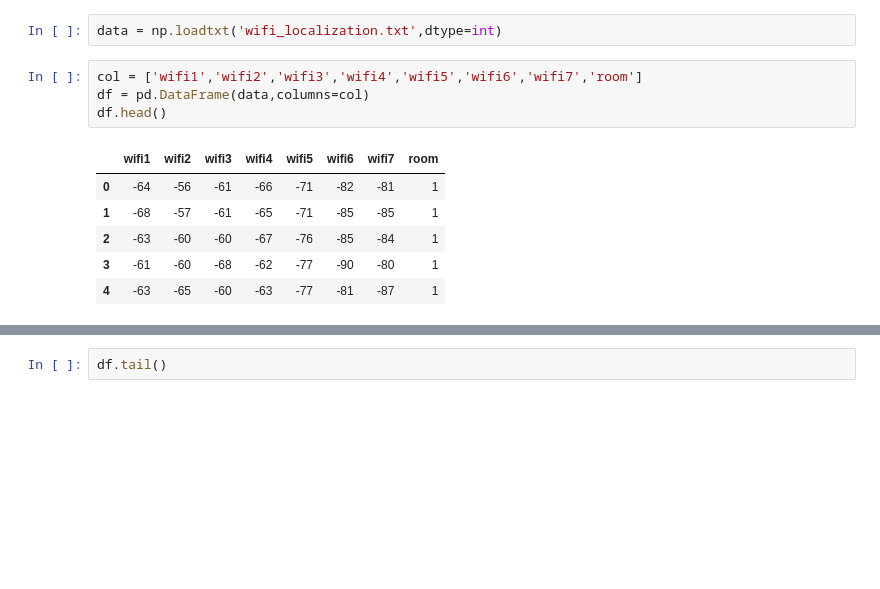
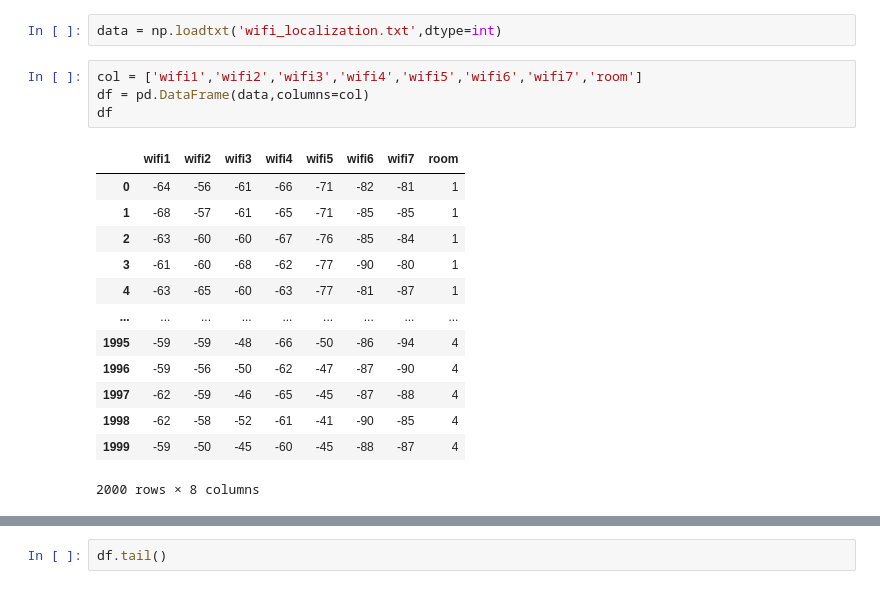
Before and after one commit to Atul245/Wireless_Indoor_Localization, a Jupyter notebook: Wireless_Indoor_Localization.ipynb, the cells around one changed output, grey strips where cells are left out. Cells and saved outputs as stored; diff of their text form; blank space fills up the shorter version.

```diff
--- a/Wireless_Indoor_Localization.ipynb
+++ b/Wireless_Indoor_Localization.ipynb
@@ -66,11 +85,18 @@ data = np.loadtxt('wifi_localization.txt',dtype=int)
 # %%
 col = ['wifi1','wifi2','wifi3','wifi4','wifi5','wifi6','wifi7','room']
 df = pd.DataFrame(data,columns=col)
-df.head()
+df
 # %% [output]
 |  | wifi1 | wifi2 | wifi3 | wifi4 | wifi5 | wifi6 | wifi7 | room |
 | 0 | -64 | -56 | -61 | -66 | -71 | -82 | -81 | 1 |
 | 1 | -68 | -57 | -61 | -65 | -71 | -85 | -85 | 1 |
 | 2 | -63 | -60 | -60 | -67 | -76 | -85 | -84 | 1 |
 | 3 | -61 | -60 | -68 | -62 | -77 | -90 | -80 | 1 |
 | 4 | -63 | -65 | -60 | -63 | -77 | -81 | -87 | 1 |
+| ... | ... | ... | ... | ... | ... | ... | ... | ... |
+| 1995 | -59 | -59 | -48 | -66 | -50 | -86 | -94 | 4 |
+| 1996 | -59 | -56 | -50 | -62 | -47 | -87 | -90 | 4 |
+| 1997 | -62 | -59 | -46 | -65 | -45 | -87 | -88 | 4 |
+| 1998 | -62 | -58 | -52 | -61 | -41 | -90 | -85 | 4 |
+| 1999 | -59 | -50 | -45 | -60 | -45 | -88 | -87 | 4 |
+2000 rows × 8 columns
```
Also changed, not shown: parts of 24 cells of this notebook.
